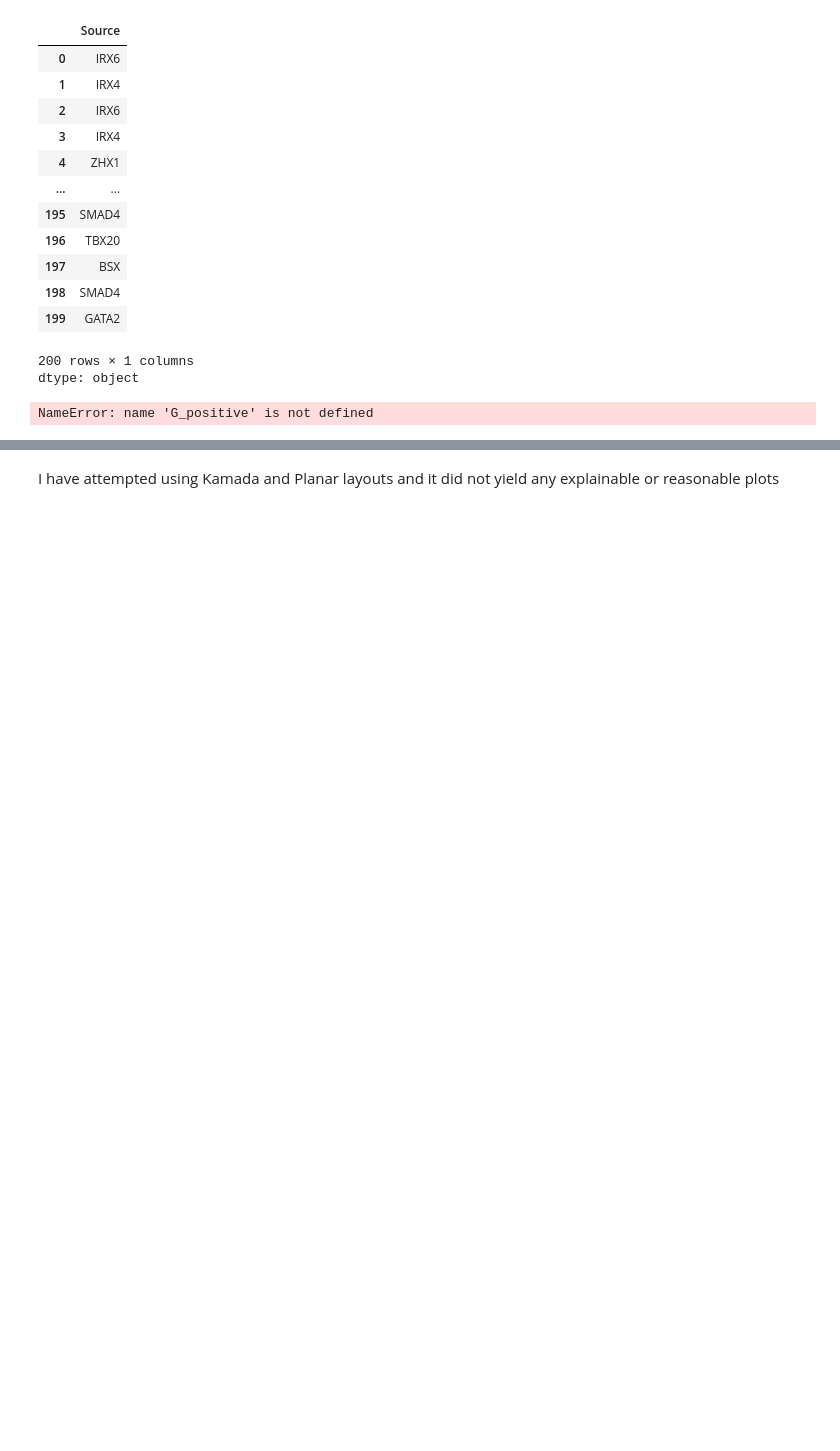
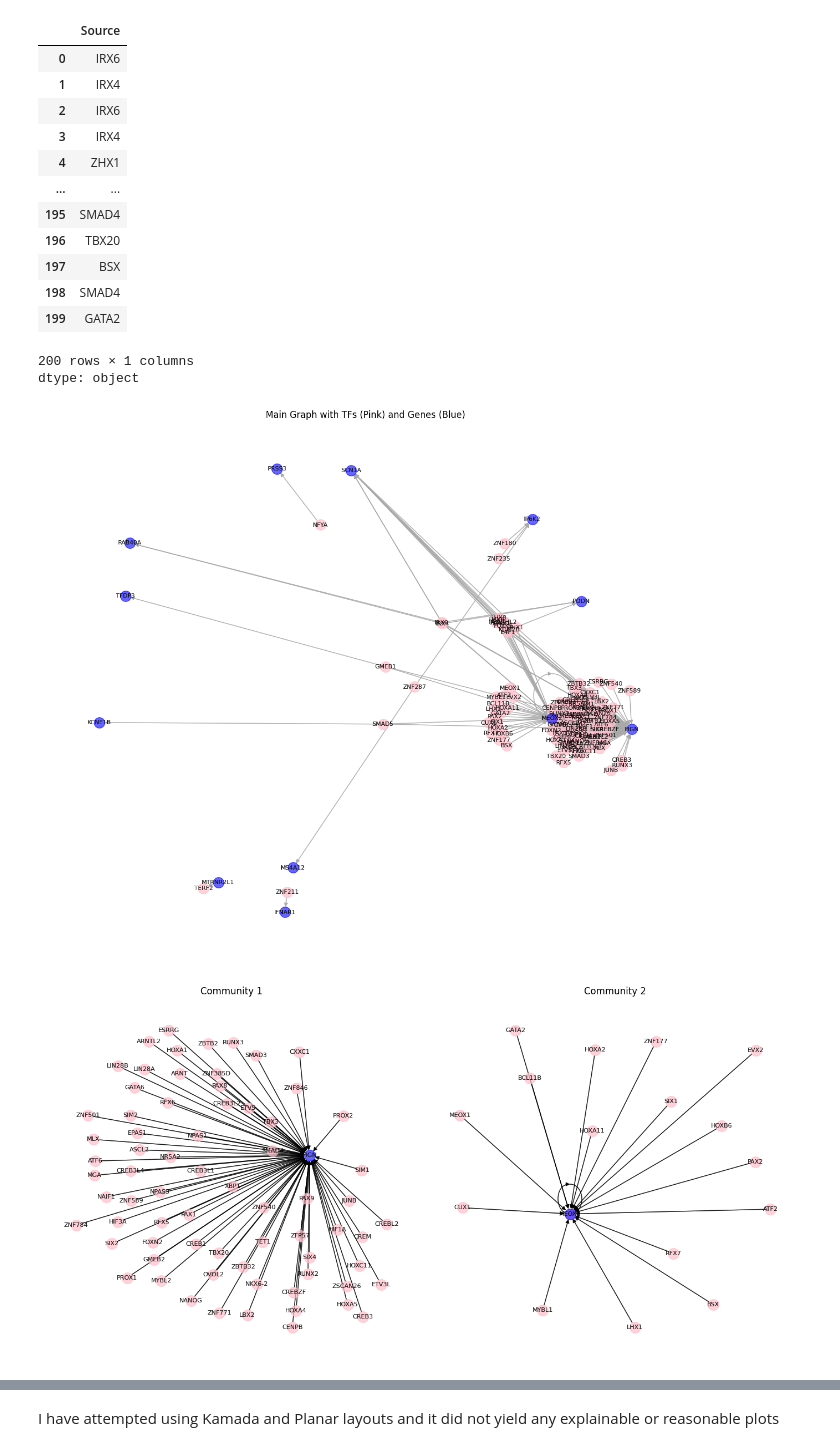
Before and after one commit to Guliko24/NetZoo_network, a Jupyter notebook: GRN_8.ipynb, the cells around one changed output, grey strips where cells are left out. Cells and saved outputs as stored; diff of their text form; code cells hidden in the pictures; blank space fills up the shorter version.

```diff
--- a/GRN_8.ipynb
+++ b/GRN_8.ipynb
@@ -416,36 +412,67 @@ dtype: object
 # %%
 import matplotlib.pyplot as plt
 import networkx as nx
 import pandas as pd
 from networkx.algorithms import community
-communities = community.greedy_modularity_communities(G_positive)
+
 
 
 # Initialize directed graph for positive interactions
 G_positive = nx.DiGraph()
 
 # Add edges from the dataframe to the directed graph
 for _, row in top_200_positive_df.iterrows():
     G_positive.add_edge(row['Source'], row['Target'], weight=row['Edge weight'])
 
 # Set a layout for the graph
-pos = nx.spring_layout(G_positive, k=0.8, iterations =100)
+pos = nx.spring_layout(G_positive, k=0.8, iterations=100)
 
 # Separate nodes based on Source and Target
 source_nodes = set(top_200_positive_df['Source'])
 target_nodes = set(top_200_positive_df['Target'])
 
-# Draw the source nodes in pink
-nx.draw(G_positive, pos, with_labels=True, node_size=200, alpha=0.7, nodelist=source_nodes, node_color="pink", font_size=8, edge_color='darkgrey')
+# Draw the main graph
+plt.figure(figsize=(12, 10))
+nx.draw(
+    G_positive, pos, with_labels=True, node_size=200, nodelist=source_nodes,
+    node_color="pink", alpha=0.7, font_size=8, edge_color="darkgrey"
+)
+nx.draw(
+    G_positive, pos, with_labels=True, node_size=200, nodelist=target_nodes,
+    node_color="blue", alpha=0.6, font_size=8, edge_color="darkgrey"
+)
+plt.title("Main Graph with TFs (Pink) and Genes (Blue)")
+plt.show()
 
-# Draw the target nodes in blue, without overriding the previously drawn source nodes
-nx.draw(G_positive, pos, with_labels=True, node_size=200, nodelist=target_nodes, node_color="blue", alpha=0.6, font_size=8, edge_color='darkgrey')
+# Calculate communities
+communities = community.greedy_modularity_communities(G_positive)
+# Create subplots for communities
+fig, axes = plt.subplots(1, 2, figsize=(14, 7))
 
-# Draw edge labels to show weights with smaller font size
-edge_labels = nx.get_edge_attributes(G_positive, 'weight')
-nx.draw_networkx_edge_labels(G_positive, pos, edge_labels=edge_labels, font_size=8)
+for idx, comm in enumerate(communities[:2]):  # First two communities
+    subgraph = G_positive.subgraph(comm)
+    sub_pos = nx.spring_layout(subgraph, k=0.8)  # Separate layout for each community
 
-# Show the plot
+    # Separate nodes into TFs and genes for this subgraph
+    sub_source_nodes = [node for node in comm if node in source_nodes]
+    sub_target_nodes = [node for node in comm if node in target_nodes]
+
+    # Draw source nodes (TFs) in pink
+    nx.draw(
+        subgraph, sub_pos, ax=axes[idx], with_labels=True, node_size=200,
+        nodelist=sub_source_nodes, node_color="pink", alpha=0.7, font_size=8
+    )
+
+    # Draw target nodes (genes) in blue
+    nx.draw(
+        subgraph, sub_pos, ax=axes[idx], with_labels=True, node_size=200,
+        nodelist=sub_target_nodes, node_color="blue", alpha=0.6, font_size=8
+    )
+
+    axes[idx].set_title(f"Community {idx + 1}")
+
+plt.tight_layout()
 plt.show()
 # %% [output]
-NameError: name 'G_positive' is not defined
+[figure, added]
+[figure, added]
```
Also changed, not shown: parts of 4 cells of this notebook.
